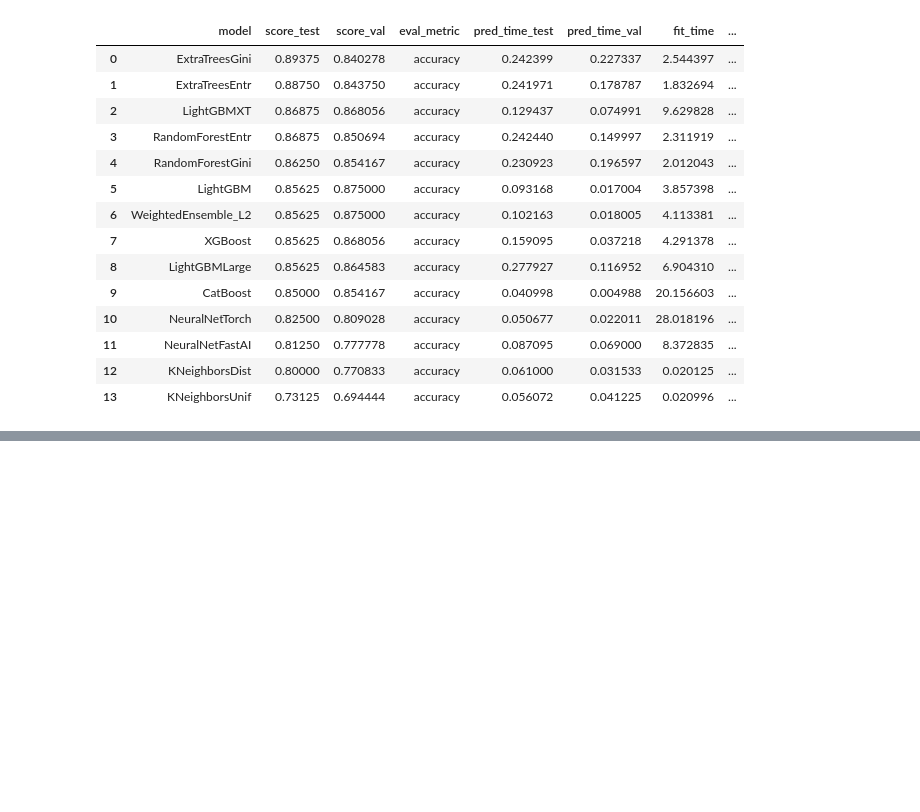
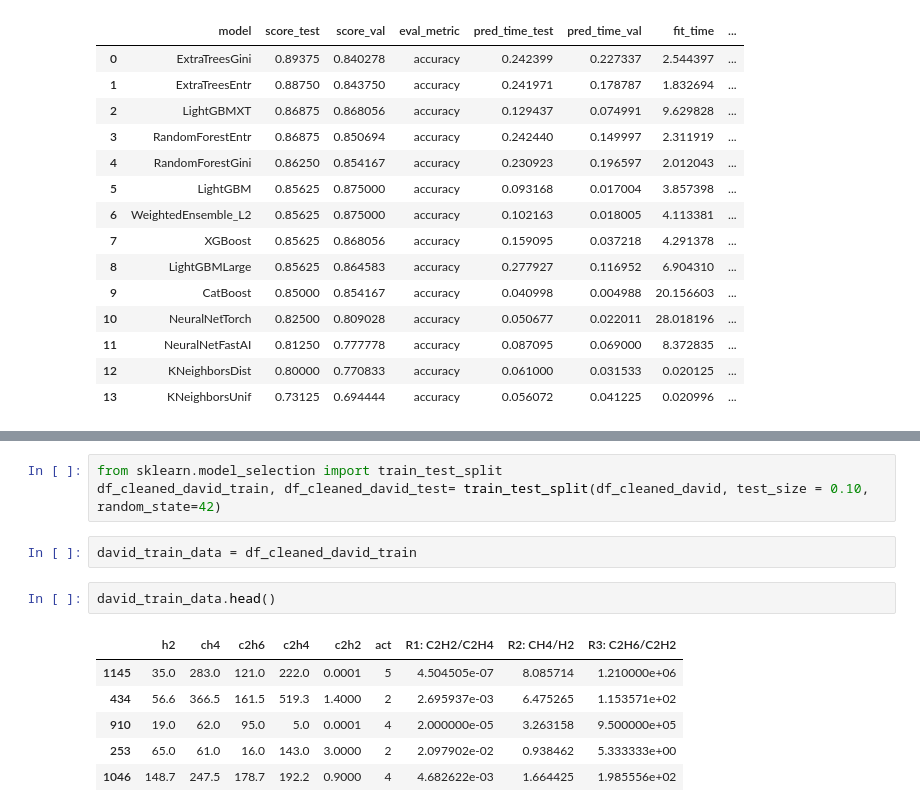
Before and after one commit to Sihan0229/DGA, a Jupyter notebook: Dissolved-Gas-Analysis/AutoGluon_all_cleaned.ipynb, the cells around one changed output, grey strips where cells are left out. Saved outputs shown, nothing was run; the diff lists cells and outputs as text; blank space fills up the shorter version.

```diff
--- a/Dissolved-Gas-Analysis/AutoGluon_all_cleaned.ipynb
+++ b/Dissolved-Gas-Analysis/AutoGluon_all_cleaned.ipynb
@@ -281,0 +344,14 @@ predictor_trinomial.leaderboard(trinomial_test_data)
+# %%
+from sklearn.model_selection import train_test_split
+df_cleaned_david_train, df_cleaned_david_test= train_test_split(df_cleaned_david, test_size = 0.10, random_state=42)
+# %%
+david_train_data = df_cleaned_david_train
+# %%
+david_train_data.head()
+# %% [output]
+|  | h2 | ch4 | c2h6 | c2h4 | c2h2 | act | R1: C2H2/C2H4 | R2: CH4/H2 | R3: C2H6/C2H2 |
+| 1145 | 35.0 | 283.0 | 121.0 | 222.0 | 0.0001 | 5 | 4.504505e-07 | 8.085714 | 1.210000e+06 |
+| 434 | 56.6 | 366.5 | 161.5 | 519.3 | 1.4000 | 2 | 2.695937e-03 | 6.475265 | 1.153571e+02 |
+| 910 | 19.0 | 62.0 | 95.0 | 5.0 | 0.0001 | 4 | 2.000000e-05 | 3.263158 | 9.500000e+05 |
+| 253 | 65.0 | 61.0 | 16.0 | 143.0 | 3.0000 | 2 | 2.097902e-02 | 0.938462 | 5.333333e+00 |
+| 1046 | 148.7 | 247.5 | 178.7 | 192.2 | 0.9000 | 4 | 4.682622e-03 | 1.664425 | 1.985556e+02 |
```
Also changed, not shown: parts of 7 cells of this notebook, 40 other files.
